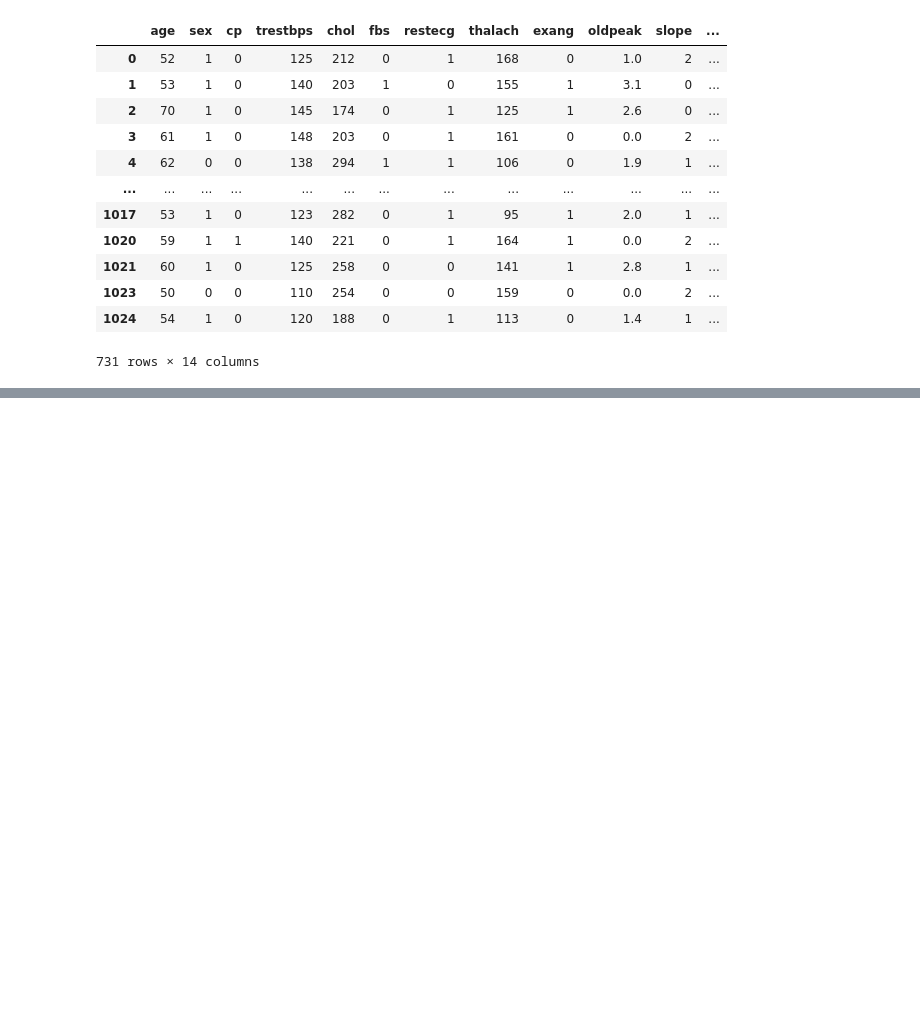
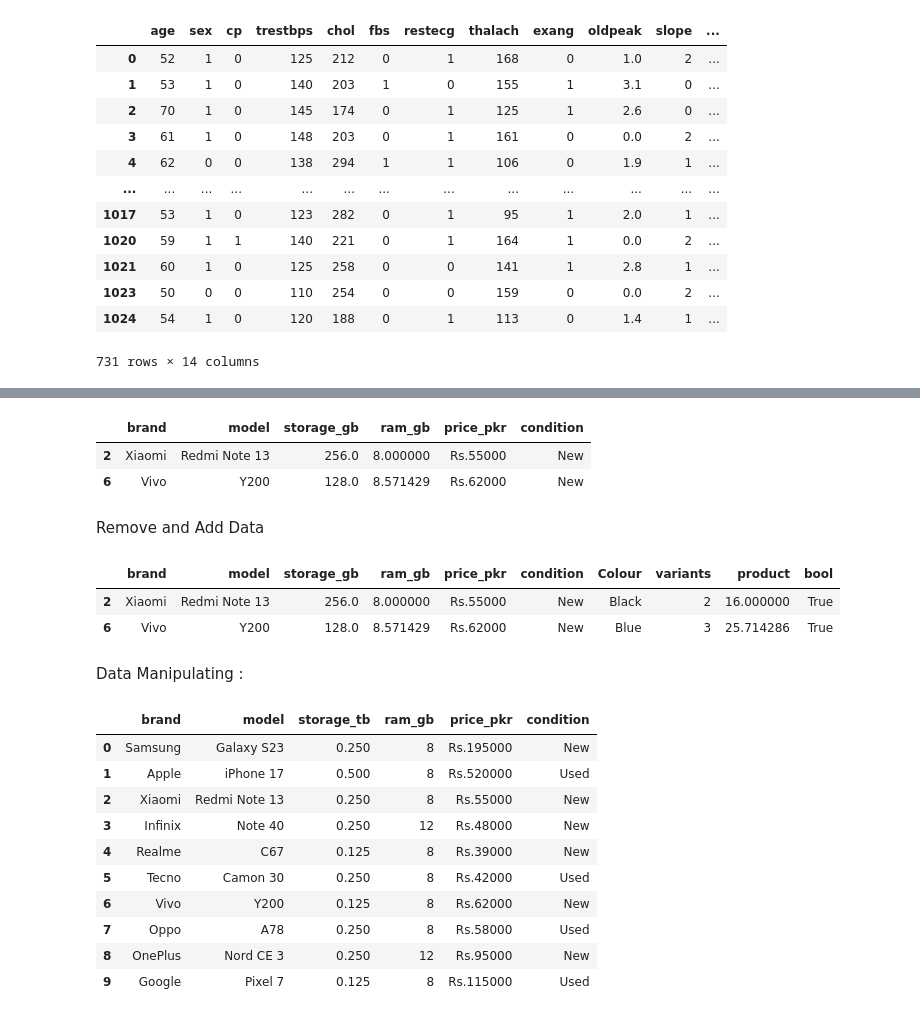
Before and after one commit to MehmoodCoder/Ai_Ml_Course, a Jupyter notebook: Ai_Ml/Main/pandas_intro.ipynb, the cells around one changed output, grey strips where cells are left out. Cells and saved outputs as stored; diff of their text form; code cells hidden in the pictures; blank space fills up the shorter version.

```diff
--- a/Ai_Ml/Main/pandas_intro.ipynb
+++ b/Ai_Ml/Main/pandas_intro.ipynb
@@ -229,0 +291,72 @@ heart['age'].plot()
+# %%
+phone_mv = phone_mv.dropna() # drop all rows which contain missing values
+phone_mv # now we have only one option to get back our data with NaN values (importing it again)
+# %% [output]
+|  | brand | model | storage_gb | ram_gb | price_pkr | condition |
+| 2 | Xiaomi | Redmi Note 13 | 256.0 | 8.000000 | Rs.55000 | New |
+| 6 | Vivo | Y200 | 128.0 | 8.571429 | Rs.62000 | New |
+# %% [markdown]
+Remove and Add Data
+# %%
+colour = pd.Series(["Black","Blue"], index = [2,6])
+
+phone_mv['Colour'] = colour
+phone_mv
+
+# difference btw list and Series()
+
+variants = [2,3] # if no of columns in data != list entries then it cause but Series() add NaN values in empty place.
+phone_mv['variants'] = variants
+phone_mv
+
+
+phone_mv['product'] = phone_mv['variants'] * phone_mv['ram_gb']
+phone_mv
+
+
+phone_mv['new'] = 3
+phone_mv
+
+phone_mv['bool'] = True
+phone_mv
+
+
+phone_mv['new'] = 3
+phone_mv.drop('new', axis = 1, inplace = True)
+
+# Axis = 1 for column and Axis = 0 for row
+
+phone_mv
+# %% [output]
+|  | brand | model | storage_gb | ram_gb | price_pkr | condition | Colour | variants | product | bool |
+| 2 | Xiaomi | Redmi Note 13 | 256.0 | 8.000000 | Rs.55000 | New | Black | 2 | 16.000000 | True |
+| 6 | Vivo | Y200 | 128.0 | 8.571429 | Rs.62000 | New | Blue | 3 | 25.714286 | True |
+# %% [markdown]
+Data Manipulating :
+# %%
+import pandas as pd
+phone = pd.read_csv("../Data/phone.csv")
+phone.sample(frac=0.5) # 50 % shufling
+phone.sample(frac = 0) # 0% shufling
+phone.sample(frac = 1) # 100% shufling
+phone.reset_index(drop=True,inplace = True)
+phone
+
+# Now we want to change the storage_gb to storage_tb
+
+# phone_mv['storage_gb'] = phone_mv['storage_gb'] / 1024
+phone['storage_gb'] = phone['storage_gb'].apply(lambda x : x / 1024)
+phone.columns = phone.columns.str.replace('storage_gb', 'storage_tb')
+phone
+# %% [output]
+|  | brand | model | storage_tb | ram_gb | price_pkr | condition |
+| 0 | Samsung | Galaxy S23 | 0.250 | 8 | Rs.195000 | New |
+| 1 | Apple | iPhone 17 | 0.500 | 8 | Rs.520000 | Used |
+| 2 | Xiaomi | Redmi Note 13 | 0.250 | 8 | Rs.55000 | New |
+| 3 | Infinix | Note 40 | 0.250 | 12 | Rs.48000 | New |
+| 4 | Realme | C67 | 0.125 | 8 | Rs.39000 | New |
+| 5 | Tecno | Camon 30 | 0.250 | 8 | Rs.42000 | Used |
+| 6 | Vivo | Y200 | 0.125 | 8 | Rs.62000 | New |
+| 7 | Oppo | A78 | 0.250 | 8 | Rs.58000 | Used |
+| 8 | OnePlus | Nord CE 3 | 0.250 | 12 | Rs.95000 | New |
+| 9 | Google | Pixel 7 | 0.125 | 8 | Rs.115000 | Used |
```
Also changed, not shown: parts of 6 cells of this notebook.
